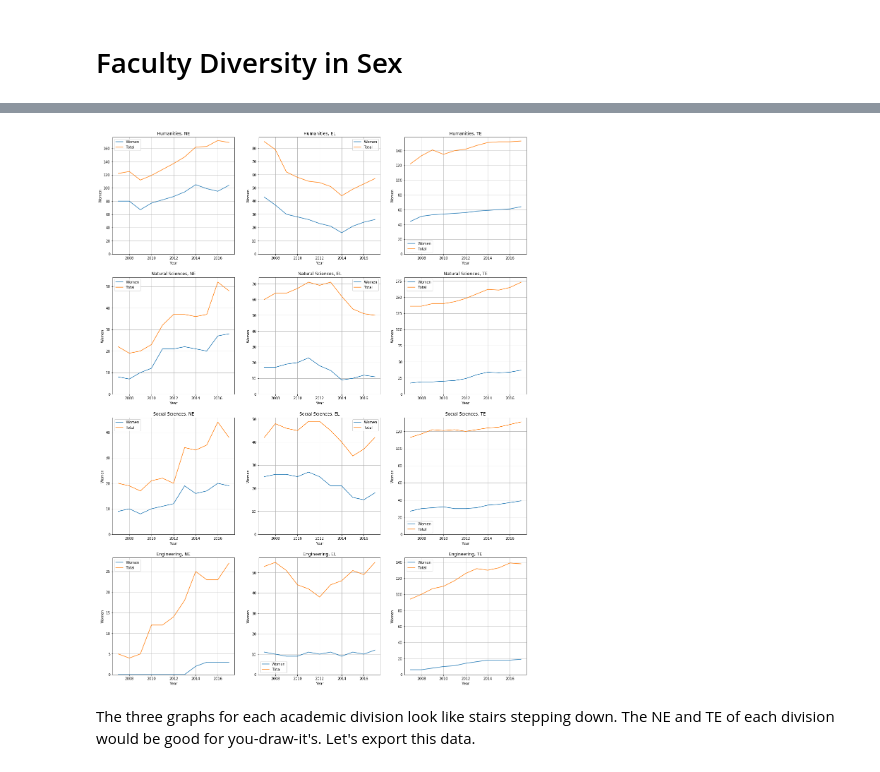
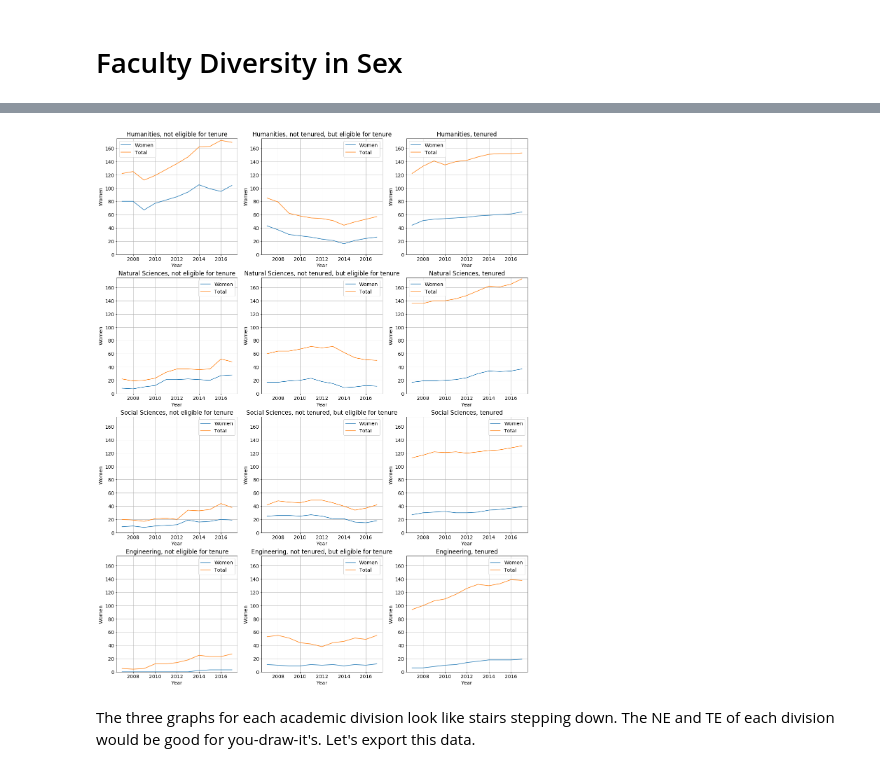
Before and after one commit to jsonkao/youdrawit-tenure, a Jupyter notebook: notebooks/gender.ipynb, the cells around one changed output, grey strips where cells are left out. Drawn from its saved outputs; the diff is of its cells as text; code cells hidden in the pictures.

```diff
--- a/notebooks/gender.ipynb
+++ b/notebooks/gender.ipynb
@@ -30,7 +30,7 @@ statuses = {
     'TE': 'tenured',
 }
 # %%
-def lineGraph(ax, div, status, abbrev=False):
+def lineGraph(ax, div, status, abbrev=False, showPercents=False):
     if isinstance(div, int) and isinstance(status, int):
         div = allDivisions[div]
         status = allStatuses[status]
@@ -41,9 +41,18 @@ def lineGraph(ax, div, status, abbrev=False):
         status if abbrev else statuses[status]
     )
 
-    ax.plot(df['Year'], df['Women'])
-    ax.plot(df['Year'], df['Total'])
+    if showPercents:
+        ax.plot(df['Year'], df['% Women'])
+        ax.axis(ymin=0, ymax=1)
+    else:
+        ax.plot(df['Year'], df['Women'])
+        ax.plot(df['Year'], df['Total'])
+        ax.axis(ymin=0, ymax=175)
     ax.grid()
     ax.legend()
-    ax.axis(ymin=0)
     ax.set(xlabel='Year', ylabel='Women', title=name)
+# %%
+fig, ax = plt.subplots(2, 3, figsize=(21, 14))
+
+for i in range(6):
+    lineGraph(ax[i//3, i%3], 1, i % 3, showPercents=(i>2))
@@ -50,10 +61,10 @@ def lineGraph(ax, div, status, abbrev=False):
 # %%
 fig, ax = plt.subplots(4, 3, figsize=(21, 28))
 
 for i in range(12):
-    lineGraph(ax[i//3, i%3], i // 3, i % 3, abbrev=True)
+    lineGraph(ax[i//3, i%3], i // 3, i % 3)
 # %% [output]
-[figure, old version]
+[figure, new version]
 # %% [markdown]
 The three graphs for each academic division look like stairs stepping down. The NE and TE of each division would be good for you-draw-it's. Let's export this data.
 # %%
```
Also changed, not shown: parts of 1 cell of this notebook, 1 other file.
